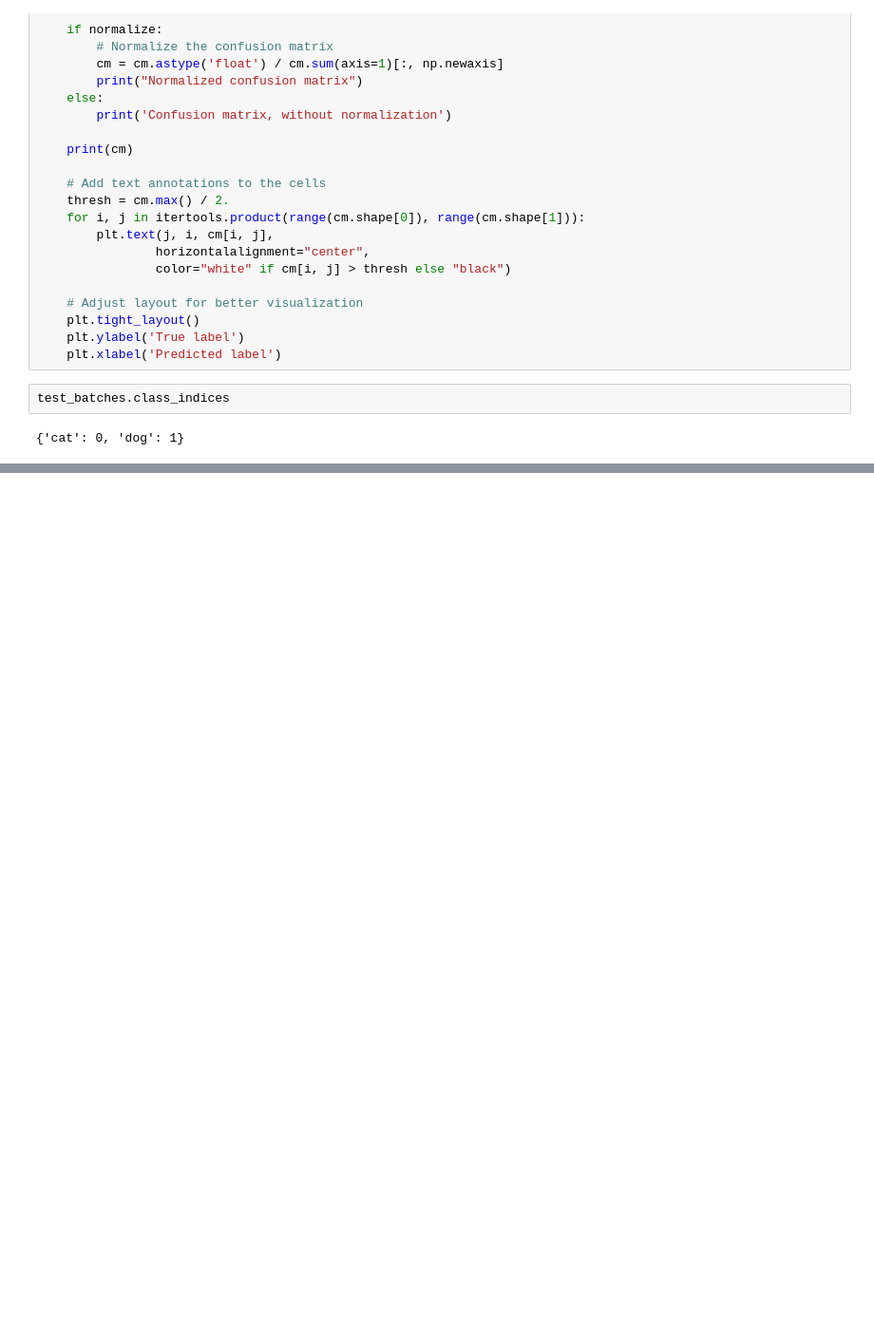
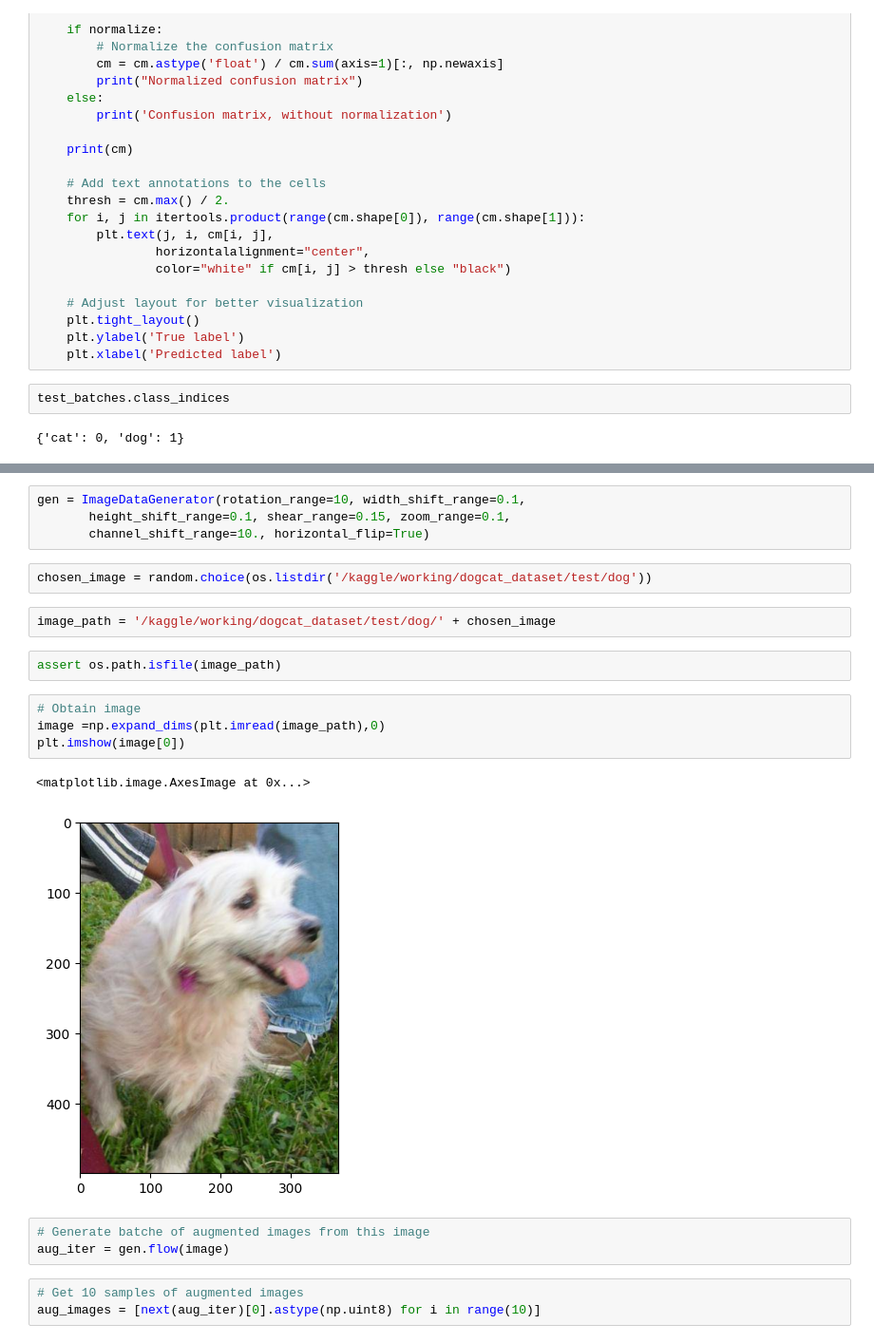
Before and after one commit to RamZein06/Kaggle-Test-NB-Repo, a Jupyter notebook: kaggle-nb-cnn-test.ipynb, the cells around one changed output, grey strips where cells are left out. Shown at 95% size. Drawn from its saved outputs; the diff is of its cells as text; blank space fills up the shorter version.

Commit message:
Kaggle NB | CNN Test | Data Augmentation

```diff
--- a/kaggle-nb-cnn-test.ipynb
+++ b/kaggle-nb-cnn-test.ipynb
@@ -386,0 +430,23 @@ Overall Test Accuracy: 0.8480000030994416
+# %%
+gen = ImageDataGenerator(rotation_range=10, width_shift_range=0.1,
+       height_shift_range=0.1, shear_range=0.15, zoom_range=0.1,
+       channel_shift_range=10., horizontal_flip=True)
+# %%
+chosen_image = random.choice(os.listdir('/kaggle/working/dogcat_dataset/test/dog'))
+# %%
+image_path = '/kaggle/working/dogcat_dataset/test/dog/' + chosen_image
+# %%
+assert os.path.isfile(image_path)
+# %%
+# Obtain image
+image =np.expand_dims(plt.imread(image_path),0)
+plt.imshow(image[0])
+# %% [output]
+<matplotlib.image.AxesImage at 0x...>
+[figure, added]
+# %%
+# Generate batche of augmented images from this image
+aug_iter = gen.flow(image)
+# %%
+# Get 10 samples of augmented images
+aug_images = [next(aug_iter)[0].astype(np.uint8) for i in range(10)]
```
Also changed, not shown: parts of 12 cells of this notebook.
